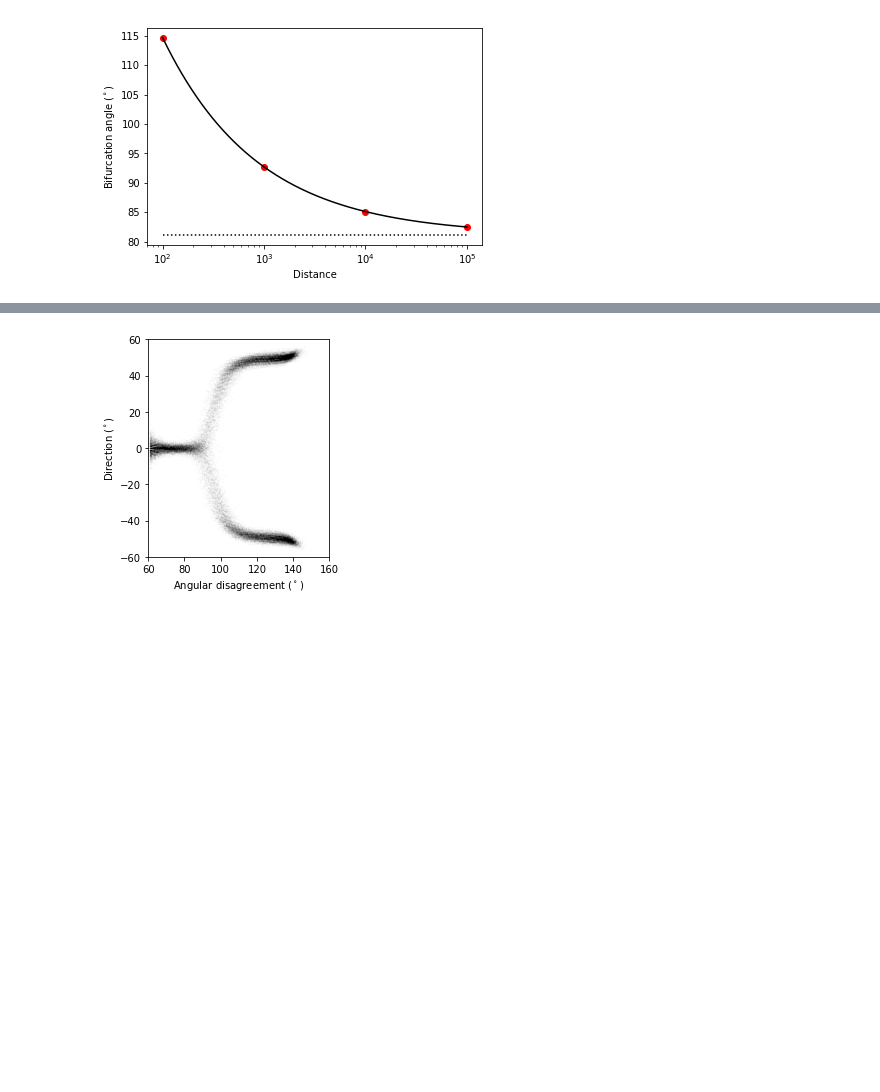
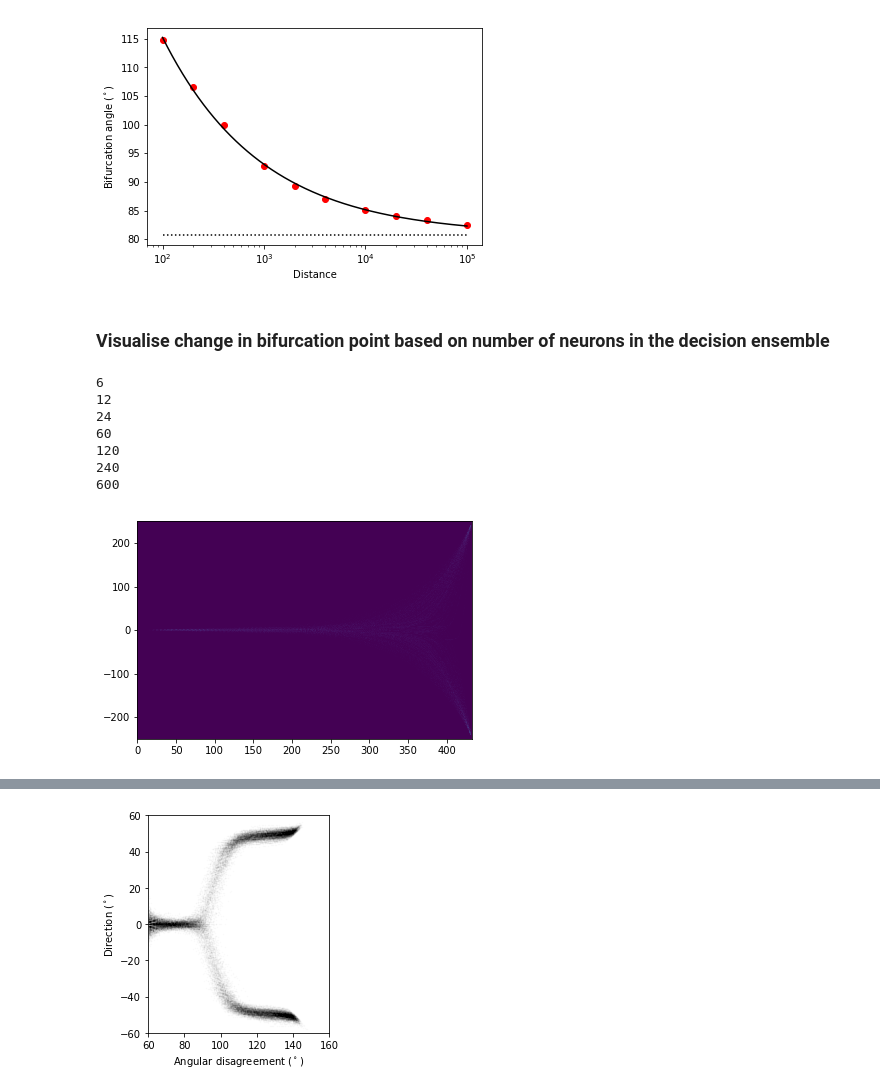
Before and after one commit to RnoB/fly-matrix, a Jupyter notebook: bifurcation_angle.ipynb, the cells around one changed output, grey strips where cells are left out. Drawn from its saved outputs; the diff is of its cells as text; code cells hidden in the pictures; blank space fills up the shorter version.

Commit message:
change in bifurcation with network size

```diff
--- a/bifurcation_angle.ipynb
+++ b/bifurcation_angle.ipynb
@@ -9,8 +9,8 @@ from scipy.optimize import curve_fit
 model = 0     # spin model - 0; schooling model - 1
 mod = 'NN' if model == 0 else 'SPP'
 
-distances = [100, 1000, 10000, 100000]
-b_angles = []
+distances = [100, 200, 400, 1000, 2000, 4000, 10000, 20000, 40000, 100000]
+neurons = [6, 12, 24, 60, 120, 240, 600]
 # %%
 nbins = 500
 peak_threshold = 0.95
@@ -94,4 +108,53 @@ plt.xlabel('Distance')
 plt.ylabel('Bifurcation angle ($^\circ$)')
 plt.savefig('/Users/vivekhsridhar/Documents/Code/Python/fly-matrix/figures/angle_vs_distance.png', format='png', dpi=300)
 # %% [output]
-[figure, old version]
+[figure, new version]
+# %% [markdown]
+### Visualise change in bifurcation point based on number of neurons in the decision ensemble
+# %%
+n_iters = 100
+d = 500
+b_angles = []
+
+for n in neurons:
+    df = pd.read_csv("/Users/vivekhsridhar/Documents/Work/Results/decision_geometry/Data/Theory/NN/neurons" + str(n) + ".csv")
+
+    xs = np.array(df[' x'])
+    ys = np.array(df[' y'] - 500)
+
+    post0_x = d*np.cos(np.pi/6)
+    post0_y = -d*np.sin(np.pi/6)
+    post1_x = d*np.cos(np.pi/6)
+    post1_y = d*np.sin(np.pi/6)
+
+    img = density_map(xs, ys, stats=False)
+    x_peaks = np.where(img > peak_threshold)[1] * post0_x / nbins
+    y_peaks = np.where(img > peak_threshold)[0] * (post0_y - post1_y) / nbins + post1_y
+
+    params1 = np.zeros((n_iters, 2))
+
+    for i in range(n_iters):
+        x_fit = []
+        y_fit = []
+
+        indices = np.random.choice(len(xs), size=10000, replace=True)
+        x_fit = xs[indices]
+        y_fit = np.abs(ys[indices])
+
+        fit_params, pcov = curve_fit(
+            fitfunc_vec_self, x_fit, y_fit, p0=[3, 1], maxfev=10000
+        )
+        params1[i, :] = fit_params
+
+    bif_angle = 2 * np.arctan2(post1_y, post1_x - np.median(params1, axis=0)[0]) * 180 / np.pi
+    b_angles.append(bif_angle)
+    print(n)
+# %% [output]
+6
+12
+24
+60
+120
+240
+600
+[figure, added]
```
Also changed, not shown: parts of 6 cells of this notebook, 3 other files.
